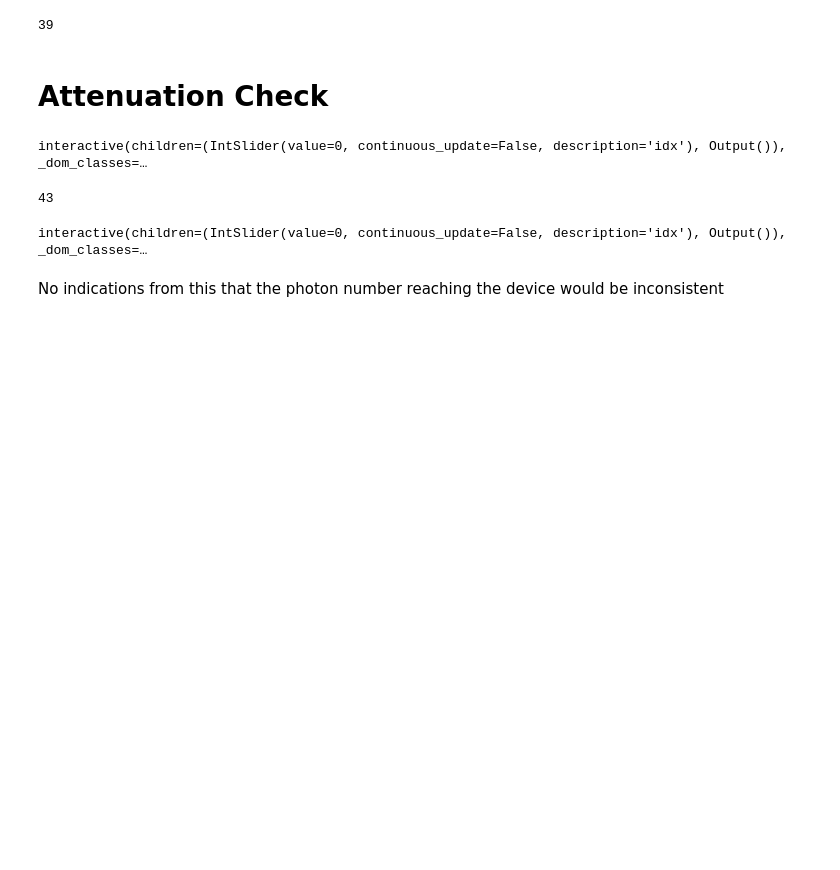
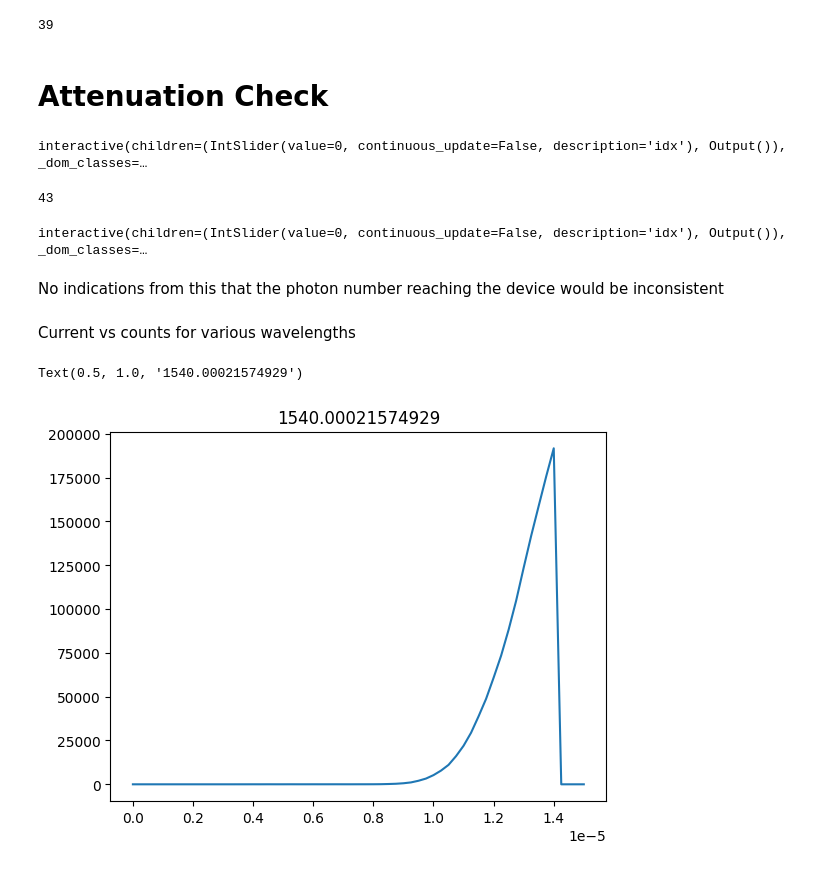
Before and after one commit to QNLSydney/snspd, a Jupyter notebook: SNSPD2/SNSPD11_Line_1_Analysis.ipynb, the cells around one changed output. Saved outputs shown, nothing was run; the diff lists cells and outputs as text; code cells hidden in the pictures; blank space fills up the shorter version.

```diff
--- a/SNSPD2/SNSPD11_Line_1_Analysis.ipynb
+++ b/SNSPD2/SNSPD11_Line_1_Analysis.ipynb
@@ -673,3 +673,18 @@ interact(plot_calibration_data, idx=IntSlider(min_idx=min_idx, max_idx=max_idx,
 interactive(children=(IntSlider(value=0, continuous_update=False, description='idx'), Output()), _dom_classes=…
 # %% [markdown]
 No indications from this that the photon number reaching the device would be inconsistent
+# %% [markdown]
+Current vs counts for various wavelengths
+# %%
+data = load_by_id(226).get_parameter_data()
+# %%
+data['wavelength']['wavelength']
+current = data['CR1']['yoko_current']
+CR1 = data['CR1']['CR1']
+wav = data['wavelength']['wavelength']
+# %%
+plt.plot(-current, CR1)
+plt.title(wav[0]*1e9)
+# %% [output]
+Text(0.5, 1.0, '1540.00021574929')
+[figure, added]
```
Also changed, not shown: 2 other files.
